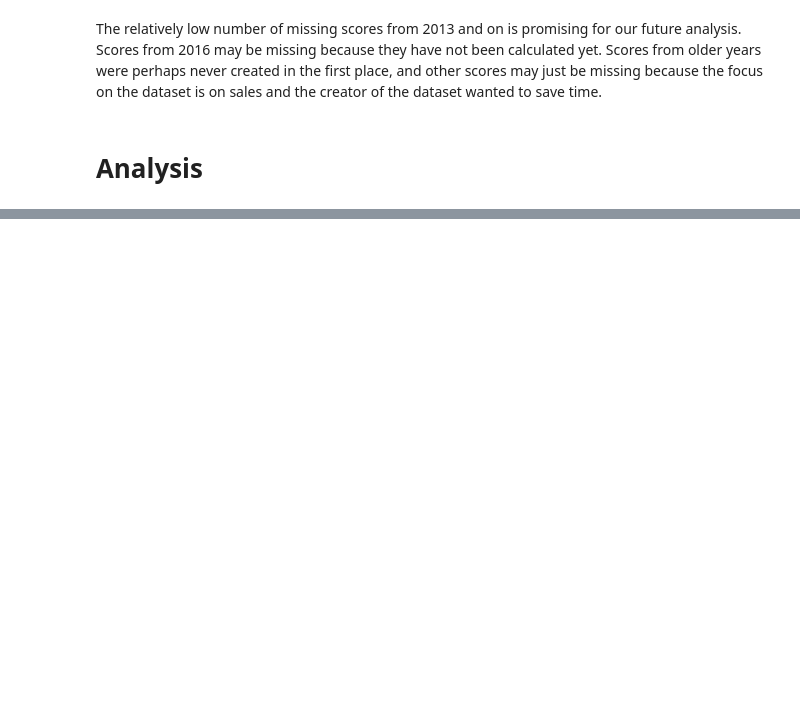
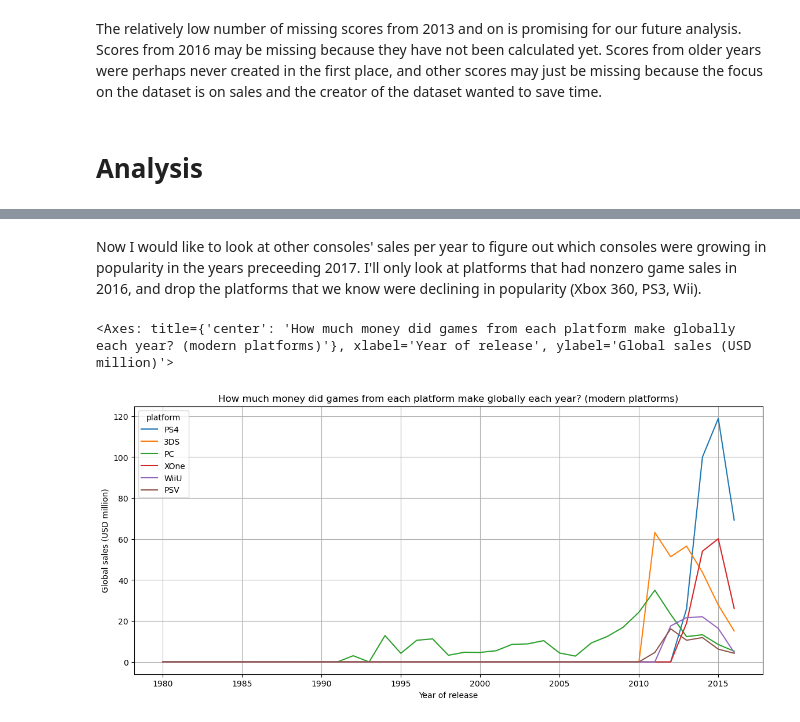
Before and after one commit to jnorfolk/Video-Game-Sales, a Jupyter notebook: video_game_sales.ipynb, the cells around one changed output, grey strips where cells are left out. Drawn from its saved outputs; the diff is of its cells as text; code cells hidden in the pictures; blank space fills up the shorter version.

```diff
--- a/video_game_sales.ipynb
+++ b/video_game_sales.ipynb
@@ -506,0 +555,11 @@ The relatively low number of missing scores from 2013 and on is promising for ou
+# %% [markdown]
+Now I would like to look at other consoles' sales per year to figure out which consoles were growing in popularity in the years preceeding 2017. I'll only look at platforms that had nonzero game sales in 2016, and drop the platforms that we know were declining in popularity (Xbox 360, PS3, Wii).
+# %%
+pop_platforms_year = pop_platforms_year.fillna(0)
+pop_platforms_2016 = pop_platforms_year[pop_platforms_year[2016] != 0].drop(['All', 'X360', 'PS3', 'Wii']).T.drop('All')
+pop_platforms_list = pop_platforms_2016.columns # Save list of popular platforms in 2016
+# display(pop_platforms_2016)
+pop_platforms_2016.plot(figsize=(14,6), grid=True, xlabel='Year of release', ylabel='Global sales (USD million)', title='How much money did games from each platform make globally each year? (modern platforms)')
+# %% [output]
+<Axes: title={'center': 'How much money did games from each platform make globally each year? (modern platforms)'}, xlabel='Year of release', ylabel='Global sales (USD million)'>
+[figure, added]
```
Also changed, not shown: parts of 46 cells of this notebook.
